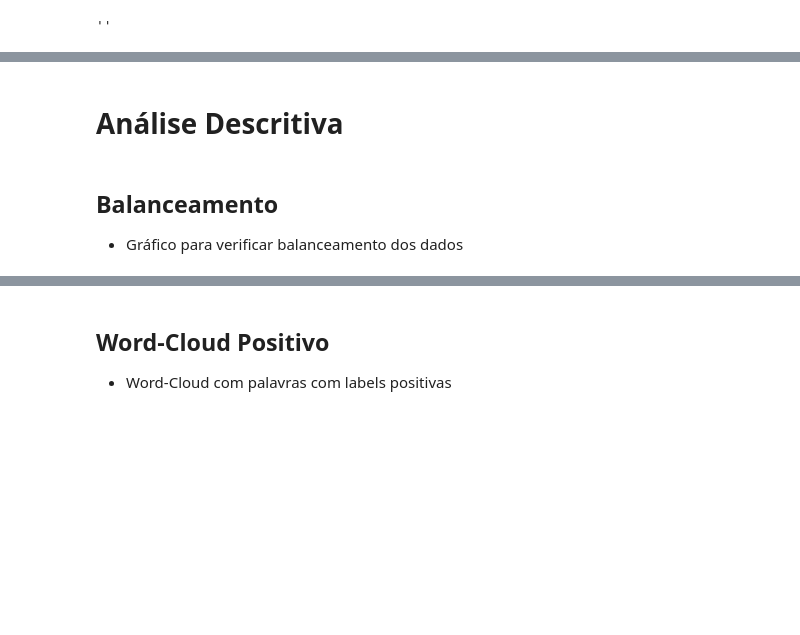
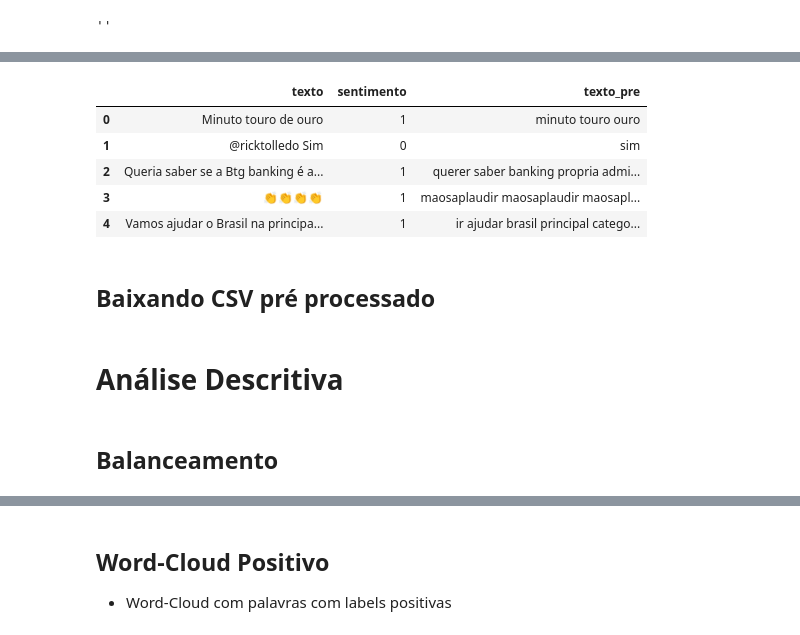
Before and after one commit to 2023M6T4-Inteli/Projeto2, a Jupyter notebook: src/Notebook/final.ipynb, the cells around one changed output, grey strips where cells are left out. Drawn from its saved outputs; the diff is of its cells as text; code cells hidden in the pictures; blank space fills up the shorter version.

```diff
--- a/src/Notebook/final.ipynb
+++ b/src/Notebook/final.ipynb
@@ -231,0 +273,11 @@ def pipeline(texto):
+# %%
+df.head()
+# %% [output]
+|  | texto | sentimento | texto_pre |
+| 0 | Minuto touro de ouro | 1 | minuto touro ouro |
+| 1 | @ricktolledo Sim | 0 | sim |
+| 2 | Queria saber se a Btg banking é a... | 1 | querer saber banking propria admi... |
+| 3 | 👏👏👏👏 | 1 | maosaplaudir maosaplaudir maosapl... |
+| 4 | Vamos ajudar o Brasil na principa... | 1 | ir ajudar brasil principal catego... |
+# %% [markdown]
+## Baixando CSV pré processado
@@ -232,5 +286,4 @@ def pipeline(texto):
 # %% [markdown]
 # Análise Descritiva
-# %% [markdown]
-## Balanceamento
-- Gráfico para verificar balanceamento dos dados
+# %% [markdown]
+## Balanceamento
```
Also changed, not shown: parts of 29 cells of this notebook, 1 other file.
